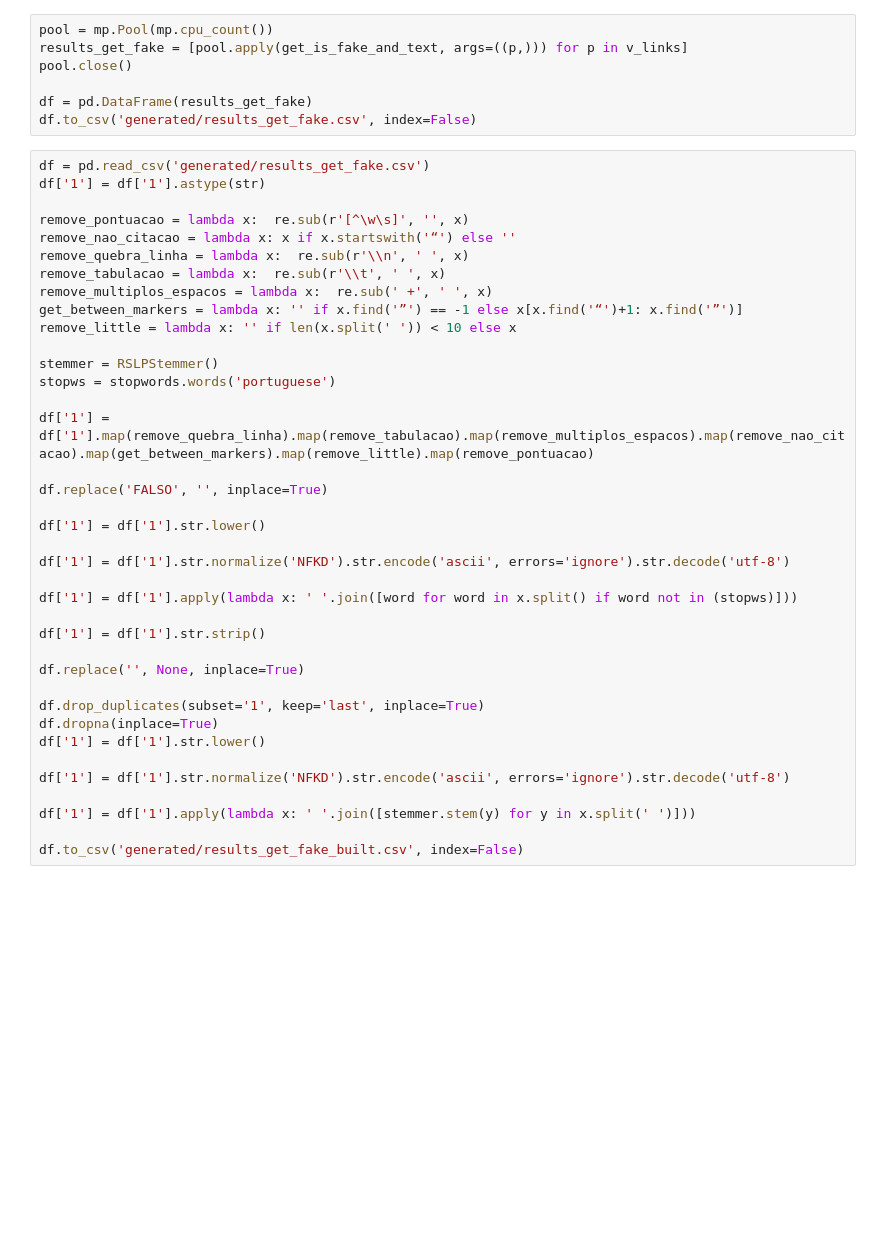
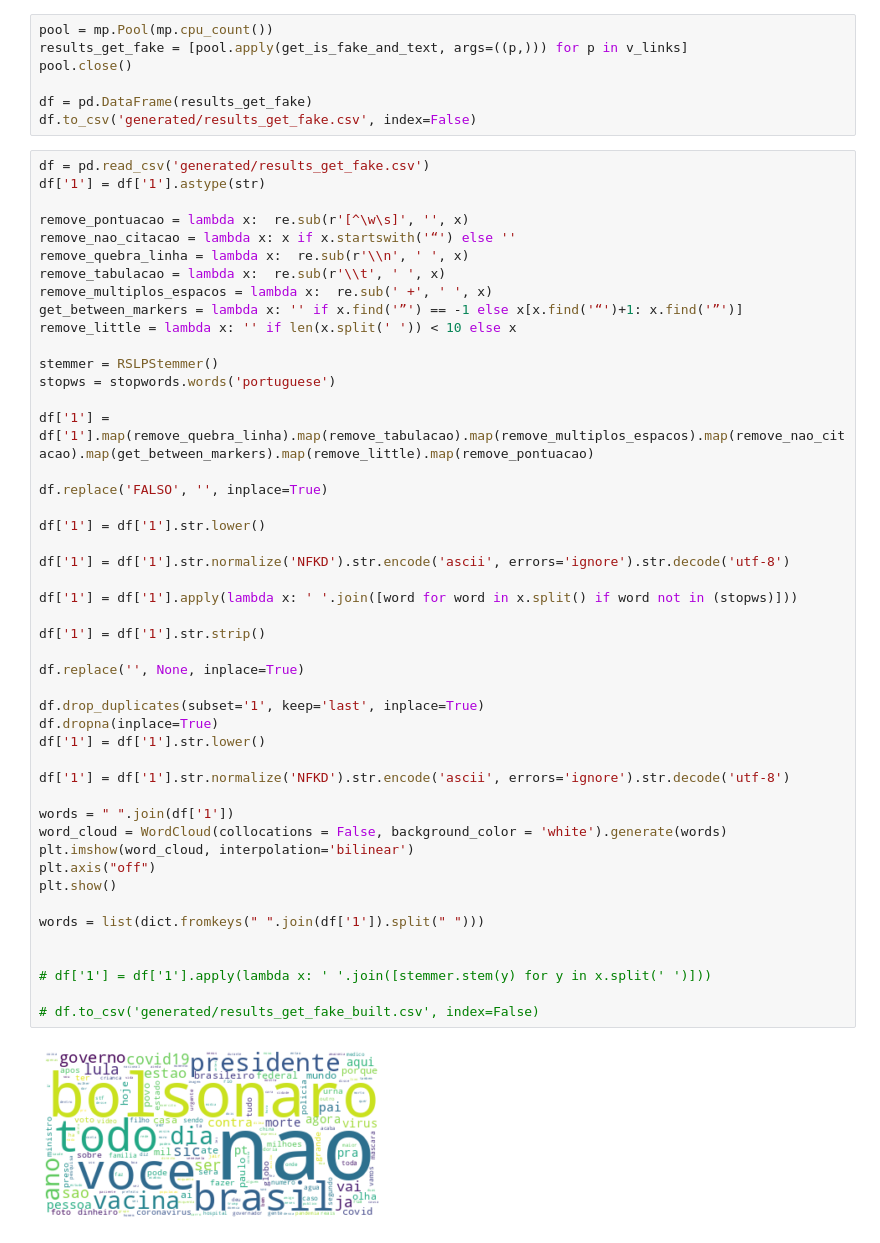
Before and after one commit to prbpedro/tcc_puc, a Jupyter notebook: src/fake_news/pre_processing_fake_news.ipynb, the cells around one changed output. Cells and saved outputs as stored; diff of their text form; blank space fills up the shorter version.

Commit message:
word cloud

```diff
--- a/src/fake_news/pre_processing_fake_news.ipynb
+++ b/src/fake_news/pre_processing_fake_news.ipynb
@@ -71,32 +72,43 @@ remove_nao_citacao = lambda x: x if x.startswith('“') else ''
 remove_quebra_linha = lambda x:  re.sub(r'\\n', ' ', x)
 remove_tabulacao = lambda x:  re.sub(r'\\t', ' ', x)
 remove_multiplos_espacos = lambda x:  re.sub(' +', ' ', x)
 get_between_markers = lambda x: '' if x.find('”') == -1 else x[x.find('“')+1: x.find('”')]
 remove_little = lambda x: '' if len(x.split(' ')) < 10 else x
 
 stemmer = RSLPStemmer()
 stopws = stopwords.words('portuguese')
 
 df['1'] = df['1'].map(remove_quebra_linha).map(remove_tabulacao).map(remove_multiplos_espacos).map(remove_nao_citacao).map(get_between_markers).map(remove_little).map(remove_pontuacao)
 
 df.replace('FALSO', '', inplace=True)
 
 df['1'] = df['1'].str.lower()
 
 df['1'] = df['1'].str.normalize('NFKD').str.encode('ascii', errors='ignore').str.decode('utf-8')
 
 df['1'] = df['1'].apply(lambda x: ' '.join([word for word in x.split() if word not in (stopws)]))
 
 df['1'] = df['1'].str.strip()
 
 df.replace('', None, inplace=True)
 
 df.drop_duplicates(subset='1', keep='last', inplace=True)
 df.dropna(inplace=True)
 df['1'] = df['1'].str.lower()
 
 df['1'] = df['1'].str.normalize('NFKD').str.encode('ascii', errors='ignore').str.decode('utf-8')
 
-df['1'] = df['1'].apply(lambda x: ' '.join([stemmer.stem(y) for y in x.split(' ')]))
+words = " ".join(df['1'])
+word_cloud = WordCloud(collocations = False, background_color = 'white').generate(words)
+plt.imshow(word_cloud, interpolation='bilinear')
+plt.axis("off")
+plt.show()
 
-df.to_csv('generated/results_get_fake_built.csv', index=False)
+words = list(dict.fromkeys(" ".join(df['1']).split(" ")))
+
+
+# df['1'] = df['1'].apply(lambda x: ' '.join([stemmer.stem(y) for y in x.split(' ')]))
+
+# df.to_csv('generated/results_get_fake_built.csv', index=False)
+# %% [output]
+[figure, added]
```
Also changed, not shown: parts of 1 cell of this notebook, 2 other files.
